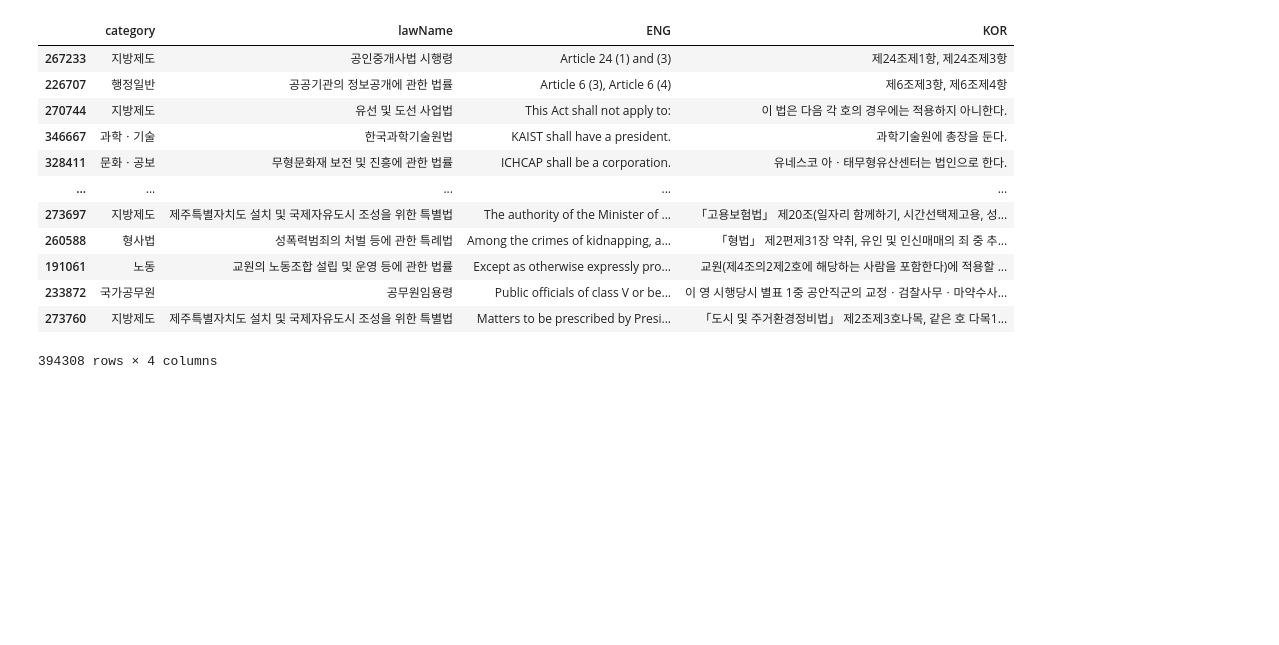
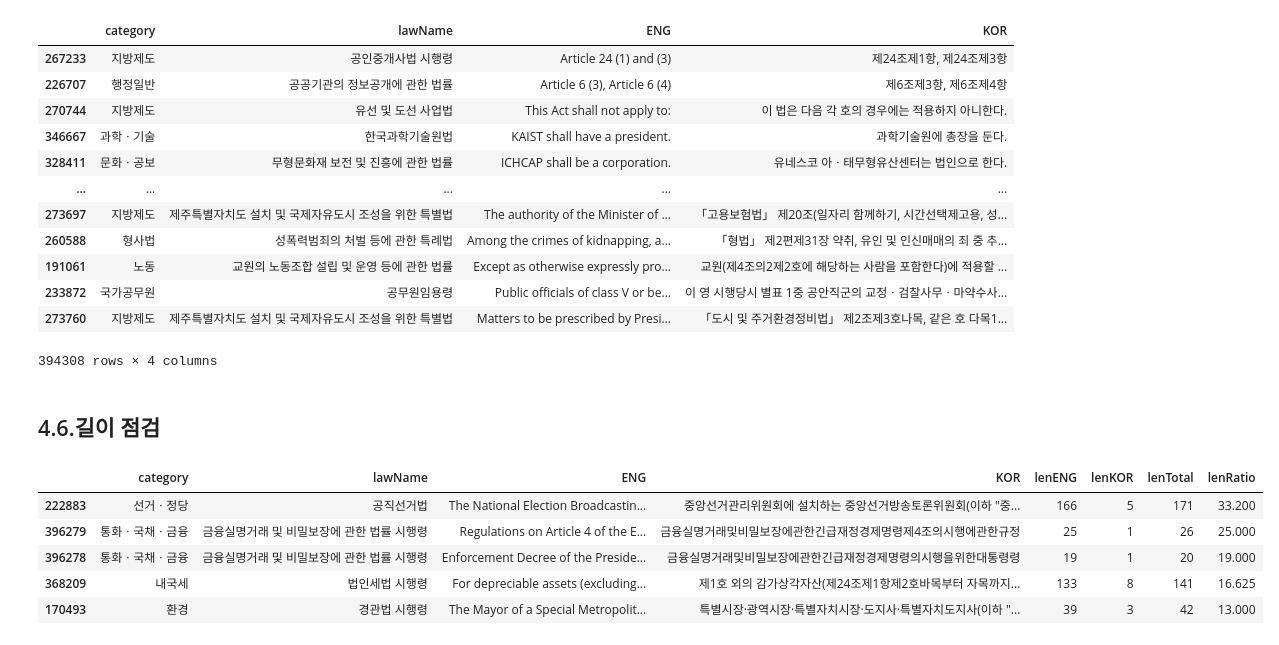
Before and after one commit to tjtmddnjswkd/capstone, a Jupyter notebook: 2_preprocessing/p3_preprocessing_memo.ipynb, the cells around one changed output. Drawn from its saved outputs; the diff is of its cells as text; code cells hidden in the pictures; blank space fills up the shorter version.

```diff
--- a/2_preprocessing/p3_preprocessing_memo.ipynb
+++ b/2_preprocessing/p3_preprocessing_memo.ipynb
@@ -3016,0 +2965,16 @@ df_last.sort_values(by="ENG", key=lambda col: col.apply(len))
+# %% [markdown]
+## 4.6.길이 점검
+# %%
+df_len = pd.read_csv(os.path.join(gdrive_path, "preprocessing/complete2.csv"), encoding="euc-kr", index_col=0)
+df_len["lenENG"] = df_len.ENG.apply(lambda x: len(x.split(" ")))
+df_len["lenKOR"] = df_len.KOR.apply(lambda x: len(x.split(" ")))
+df_len["lenTotal"] = df_len.lenENG + df_len.lenKOR
+df_len["lenRatio"] = df_len.lenENG/df_len.lenKOR
+df_len.sort_values(by="lenRatio", ascending=False).iloc[:5, :]
+# %% [output]
+|  | category | lawName | ENG | KOR | lenENG | lenKOR | lenTotal | lenRatio |
+| 222883 | 선거ㆍ정당 | 공직선거법 | The National Election Broadcastin... | 중앙선거관리위원회에 설치하는 중앙선거방송토론위원회(이하 "중... | 166 | 5 | 171 | 33.200 |
+| 396279 | 통화ㆍ국채ㆍ금융 | 금융실명거래 및 비밀보장에 관한 법률 시행령 | Regulations on Article 4 of the E... | 금융실명거래및비밀보장에관한긴급재정경제명령제4조의시행에관한규정 | 25 | 1 | 26 | 25.000 |
+| 396278 | 통화ㆍ국채ㆍ금융 | 금융실명거래 및 비밀보장에 관한 법률 시행령 | Enforcement Decree of the Preside... | 금융실명거래및비밀보장에관한긴급재정경제명령의시행을위한대통령령 | 19 | 1 | 20 | 19.000 |
+| 368209 | 내국세 | 법인세법 시행령 | For depreciable assets (excluding... | 제1호 외의 감가상각자산(제24조제1항제2호바목부터 자목까지... | 133 | 8 | 141 | 16.625 |
+| 170493 | 환경 | 경관법 시행령 | The Mayor of a Special Metropolit... | 특별시장·광역시장·특별자치시장·도지사·특별자치도지사(이하 "... | 39 | 3 | 42 | 13.000 |
```
Also changed, not shown: parts of 18 cells of this notebook.
